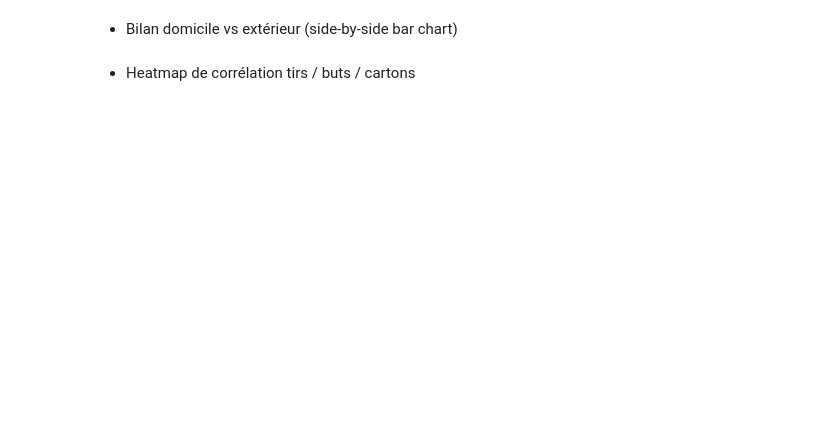
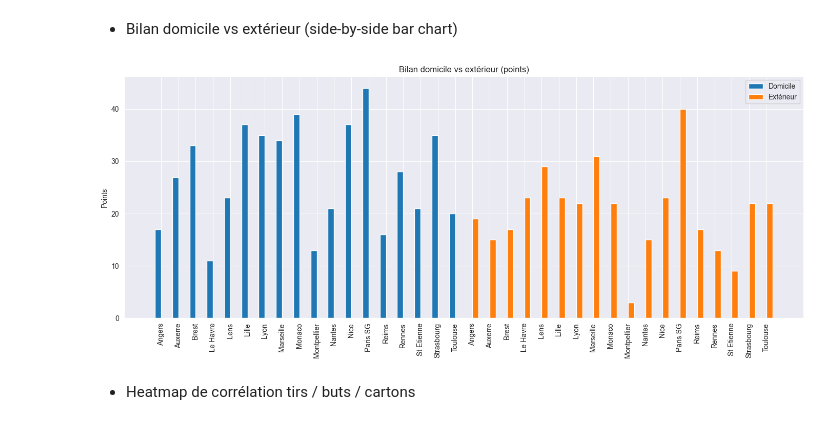
Before and after one commit to VMY7/ligue1-eda-python-24-25, a Jupyter notebook: ligue1-eda-python-24-25.ipynb, the cells around one changed output. Drawn from its saved outputs; the diff is of its cells as text; code cells hidden in the pictures; blank space fills up the shorter version.

```diff
--- a/ligue1-eda-python-24-25.ipynb
+++ b/ligue1-eda-python-24-25.ipynb
@@ -933,7 +934,7 @@ df_home = pd.DataFrame({
     "Team": df["HomeTeam"],
     "GoalsFor": df["FTHG"],
     "GoalsAgainst": df["FTAG"],
-    "PointsHome": df["PointsHome"],
+    "PointsHome": np.where(df["FTR"] == "H", 3, np.where(df["FTR"] == "D", 1, 0)),
     "Date": date
 })
 
@@ -942,7 +943,7 @@ df_away = pd.DataFrame({
     "Team": df["AwayTeam"],
     "GoalsFor": df["FTAG"],
     "GoalsAgainst": df["FTHG"],
-    "PointsAway": df["PointsAway"],
+    "PointsAway": np.where(df["FTR"] == "A", 3, np.where(df["FTR"] == "D", 1, 0)),
     "Date": date
 })
 
@@ -1003,4 +1026,32 @@ df["Over25"] = np.where(df["TotalGoals"] > 2.5, 1, 0)
 # %% [markdown]
 - Bilan domicile vs extérieur (side-by-side bar chart)
+# %%
+# Agréger séparément PointsHome et PointsAway par équipe ---
+df_home_stats = df_home.groupby("Team", as_index=False)["PointsHome"].sum()
+df_away_stats = df_away.groupby("Team", as_index=False)["PointsAway"].sum()
+df_home_away = pd.concat([df_home_stats, df_away_stats], ignore_index=True)
+
+# Fusionner (outer pour garder toutes les équipes) et remplacer les NaN par 0
+df_home_away_stats = df_all.groupby("Team")
+
+# Visualisation en side-by-side bar chart
+# (x = équipes, y = points, deux barres : domicile vs extérieur)
+# Plot side-by-side ---
+teams = df_home_away["Team"].tolist()
+x = np.arange(len(teams))
+width = 0.35
+
+plt.figure(figsize=(14,6))
+plt.bar(x - width/2, df_home_away["PointsHome"], width, label="Domicile")
+plt.bar(x + width/2, df_home_away["PointsAway"], width, label="Extérieur")
+
+plt.xticks(x, teams, rotation=90)
+plt.ylabel("Points")
+plt.title("Bilan domicile vs extérieur (points)")
+plt.legend()
+plt.tight_layout()
+plt.show()
+# %% [output]
+[figure, added]
 # %% [markdown]
 - Heatmap de corrélation tirs / buts / cartons
```
Also changed, not shown: parts of 6 cells of this notebook.
